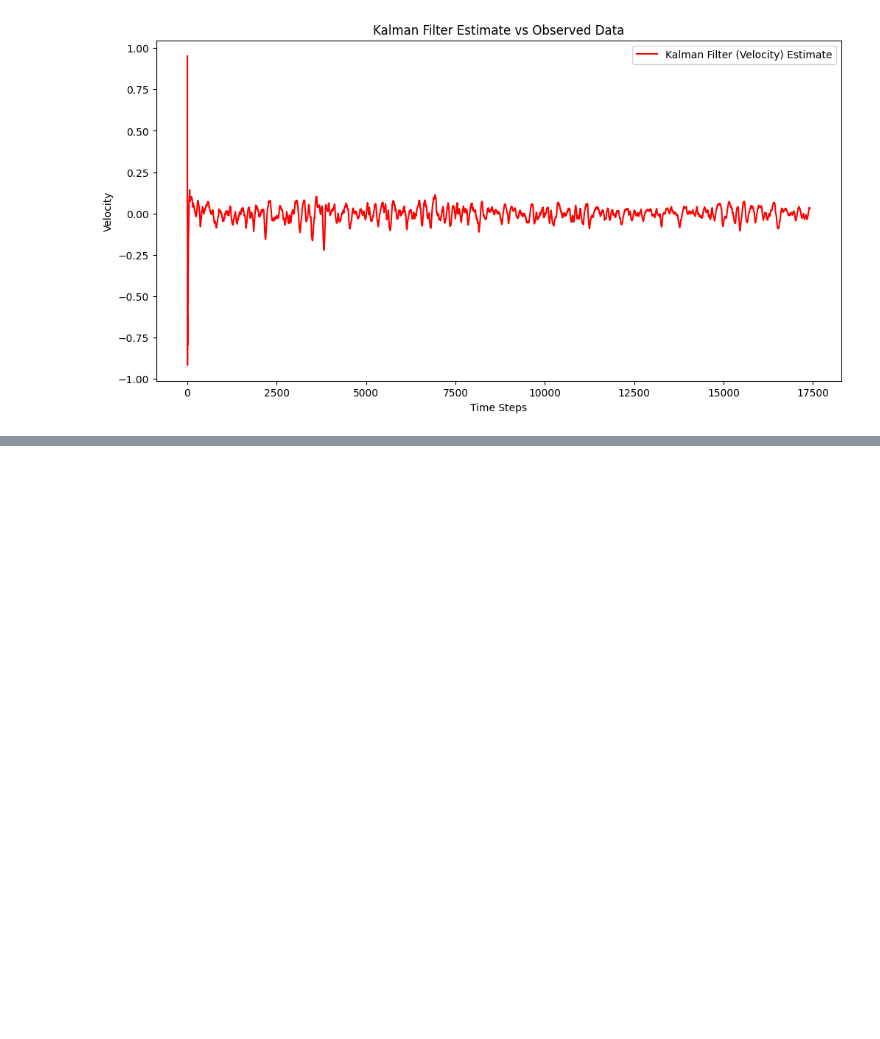
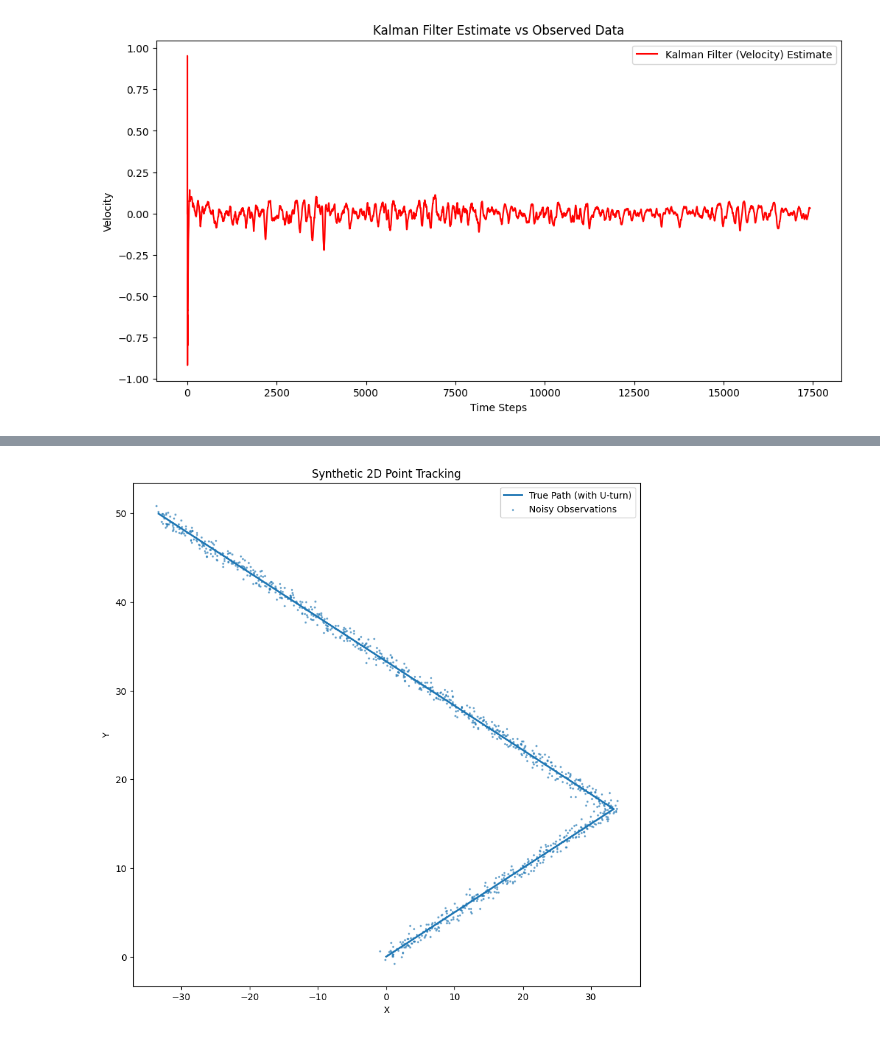
Before and after one commit to RishitSingh10/obj-det-track, a Jupyter notebook: demos/kalman_filter.ipynb, the cells around one changed output, grey strips where cells are left out. Drawn from its saved outputs; the diff is of its cells as text; code cells hidden in the pictures; blank space fills up the shorter version.

Commit message:
Kalman Filter for Point Tracking

```diff
--- a/demos/kalman_filter.ipynb
+++ b/demos/kalman_filter.ipynb
@@ -241,0 +249,39 @@ plt.show()
+# %%
+import numpy as np
+import matplotlib.pyplot as plt
+
+# Parameters
+num_frames = 1000
+half_frames = num_frames // 3
+initial_position = np.array([0.0, 0.0])
+velocity_forward = np.array([0.1, 0.05])   # Forward velocity
+velocity_reverse = np.array([-0.1, 0.05])  # U-turn: reverse X direction
+noise_std = 0.5
+
+# Generate true positions with U-turn
+true_positions = []
+
+for t in range(num_frames):
+    if t < half_frames:
+        pos = initial_position + velocity_forward * t
+    else:
+        u_turn_start = initial_position + velocity_forward * half_frames
+        pos = u_turn_start + velocity_reverse * (t - half_frames)
+    true_positions.append(pos)
+
+true_positions = np.array(true_positions)
+
+# Add noise to observations
+observed_positions = true_positions + np.random.normal(0, noise_std, size=true_positions.shape)
+
+# Plot
+plt.figure(figsize=(10, 10))
+plt.plot(true_positions[:, 0], true_positions[:, 1], label='True Path (with U-turn)', linewidth=2)
+plt.scatter(observed_positions[:, 0], observed_positions[:, 1], s=2, alpha=0.5, label='Noisy Observations')
+plt.title('Synthetic 2D Point Tracking')
+plt.xlabel('X')
+plt.ylabel('Y')
+plt.legend()
+plt.show()
+# %% [output]
+[figure, added]
```
Also changed, not shown: parts of 6 cells of this notebook, 2 other files.
